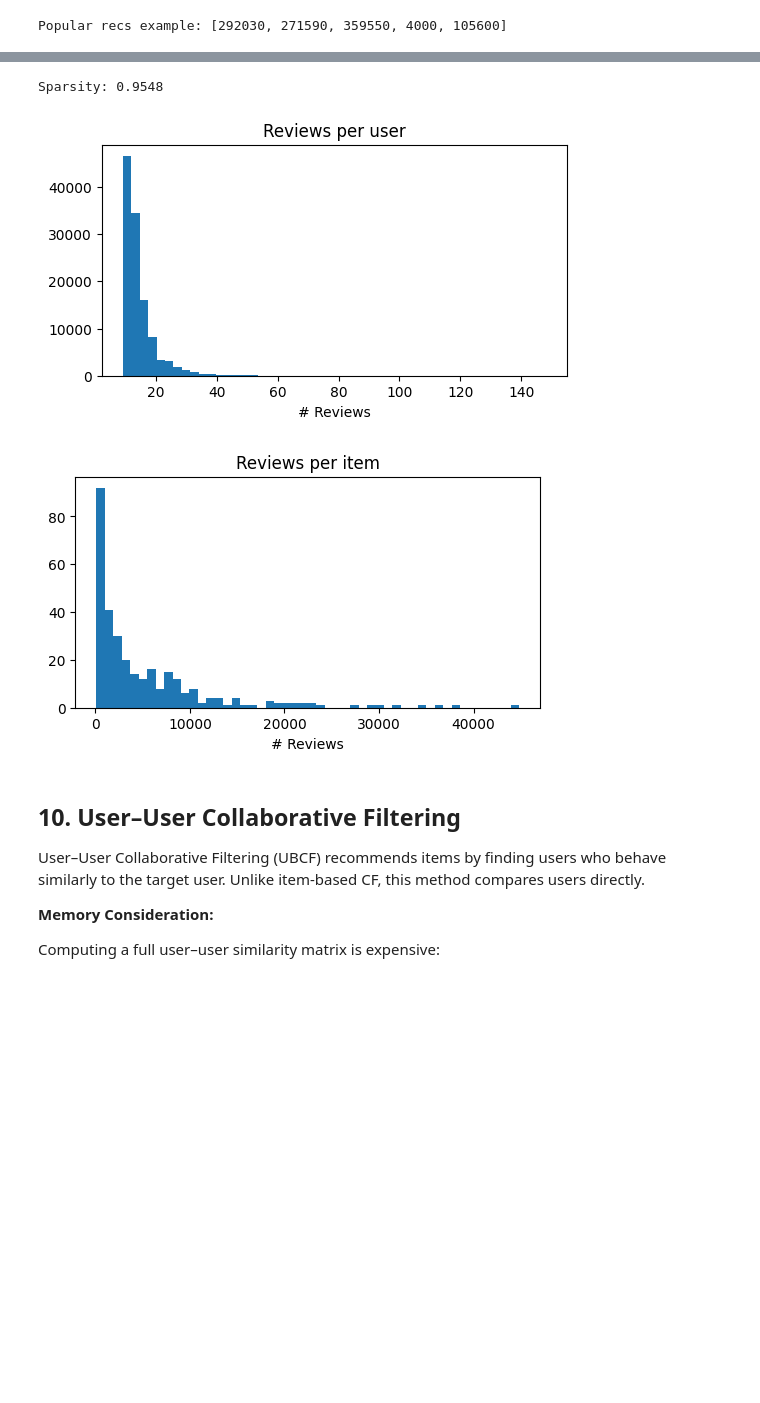
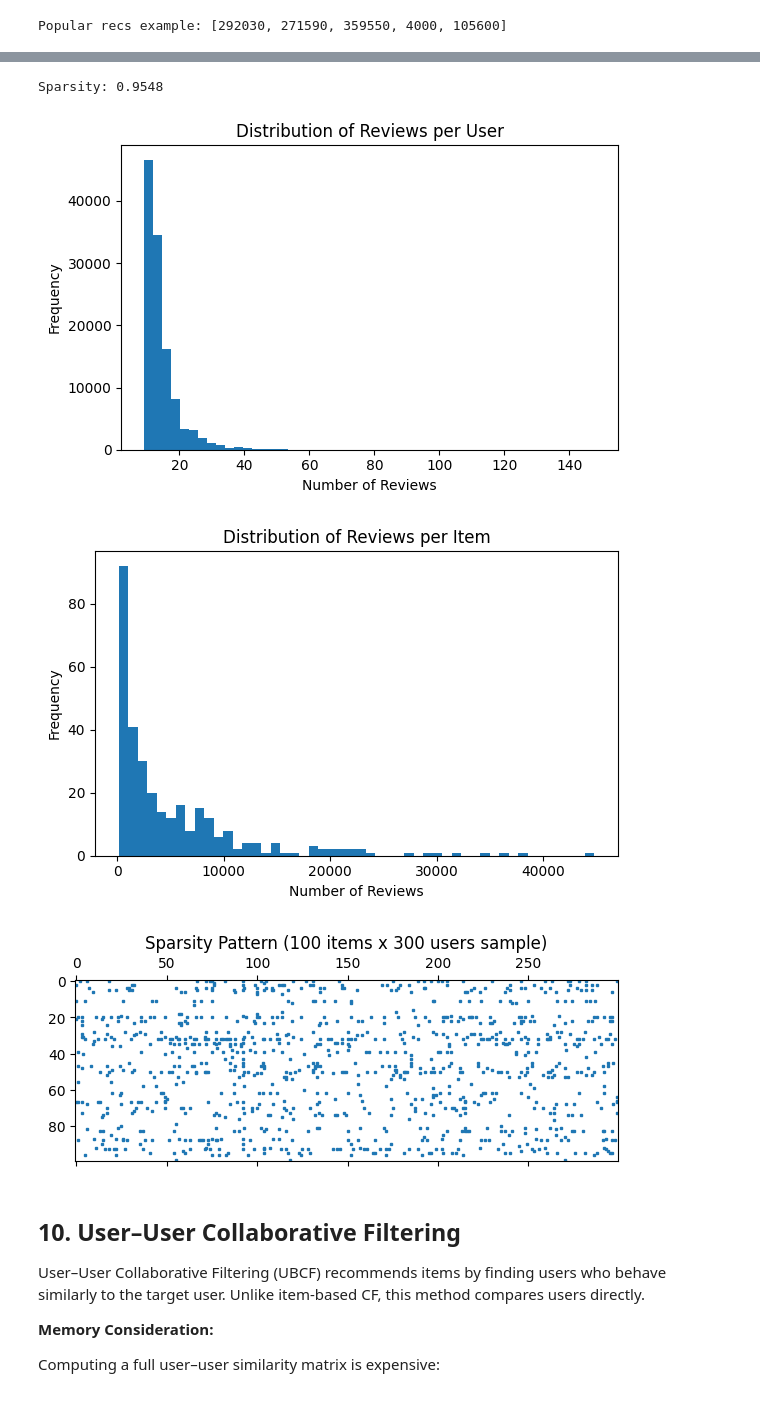
Before and after one commit to jonaslefdal/RecommenderSystem, a Jupyter notebook: notebooks/recommender_system.ipynb, the cells around one changed output, grey strips where cells are left out. Drawn from its saved outputs; the diff is of its cells as text; code cells hidden in the pictures; blank space fills up the shorter version.

Commit message:
oppdatert markdown, plots og formler

```diff
--- a/notebooks/recommender_system.ipynb
+++ b/notebooks/recommender_system.ipynb
@@ -372,29 +395,43 @@ This informs algorithm choice: sparse implicit data is usually better suited for
 # %%
 # Sparsity and distributions
 num_users = ratings.user_id.nunique()
 num_items = ratings.item_id.nunique()
 num_interactions = len(ratings)
 
 sparsity = 1 - (num_interactions / (num_users * num_items))
 print(f"Sparsity: {sparsity:.4f}")
 
 user_counts = ratings.user_id.value_counts()
-plt.figure(figsize=(6,3))
-plt.hist(user_counts, bins=50)
-plt.title('Reviews per user')
-plt.xlabel('# Reviews')
+plt.figure(figsize=(6,4))
+plt.hist(ratings.user_id.value_counts(), bins=50)
+plt.title("Distribution of Reviews per User")
+plt.xlabel("Number of Reviews")
+plt.ylabel("Frequency")
+plt.tight_layout()
+plt.savefig("user_activity.png", dpi=300)
 plt.show()
 
 item_counts = ratings.item_id.value_counts()
-plt.figure(figsize=(6,3))
-plt.hist(item_counts, bins=50)
-plt.title('Reviews per item')
-plt.xlabel('# Reviews')
+plt.figure(figsize=(6,4))
+plt.hist(ratings.item_id.value_counts(), bins=50)
+plt.title("Distribution of Reviews per Item")
+plt.xlabel("Number of Reviews")
+plt.ylabel("Frequency")
+plt.tight_layout()
+plt.savefig("item_activity.png", dpi=300)
 plt.show()
+
+plt.figure(figsize=(6,6))
+plt.spy(train_matrix.sample(300).T.sample(100), markersize=2)
+plt.title("Sparsity Pattern (100 items x 300 users sample)")
+plt.tight_layout()
+plt.savefig("sparsity_heatmap.png", dpi=300)
+plt.show()
 # %% [output]
 Sparsity: 0.9548
-[figure, old version]
+[figure, new version]
-[figure, old version]
+[figure, new version]
+[figure, added]
 # %% [markdown]
 ## 10. User–User Collaborative Filtering
 
```
Also changed, not shown: parts of 12 cells of this notebook, 7 other files.
